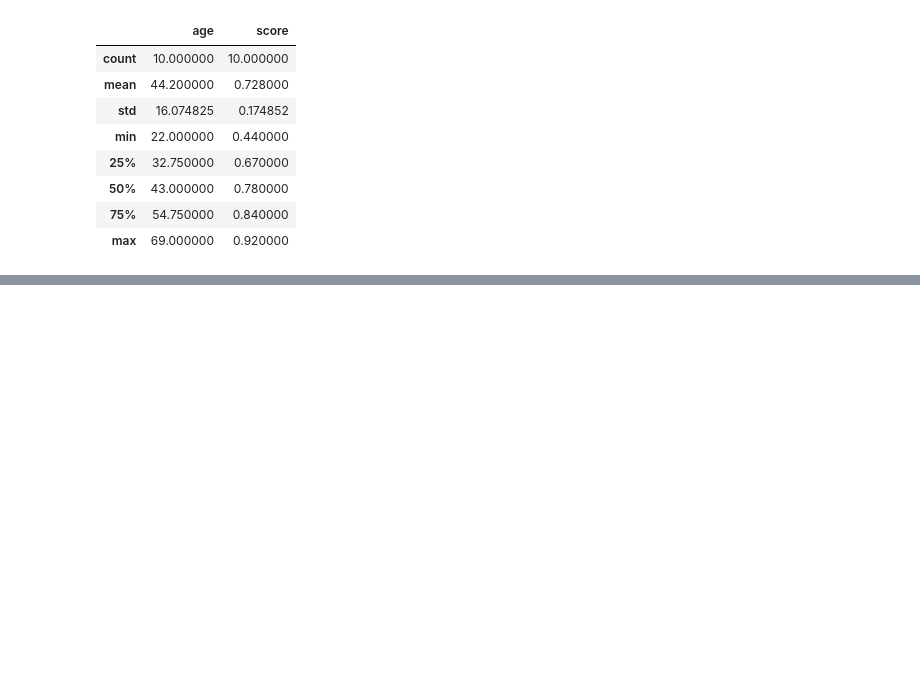
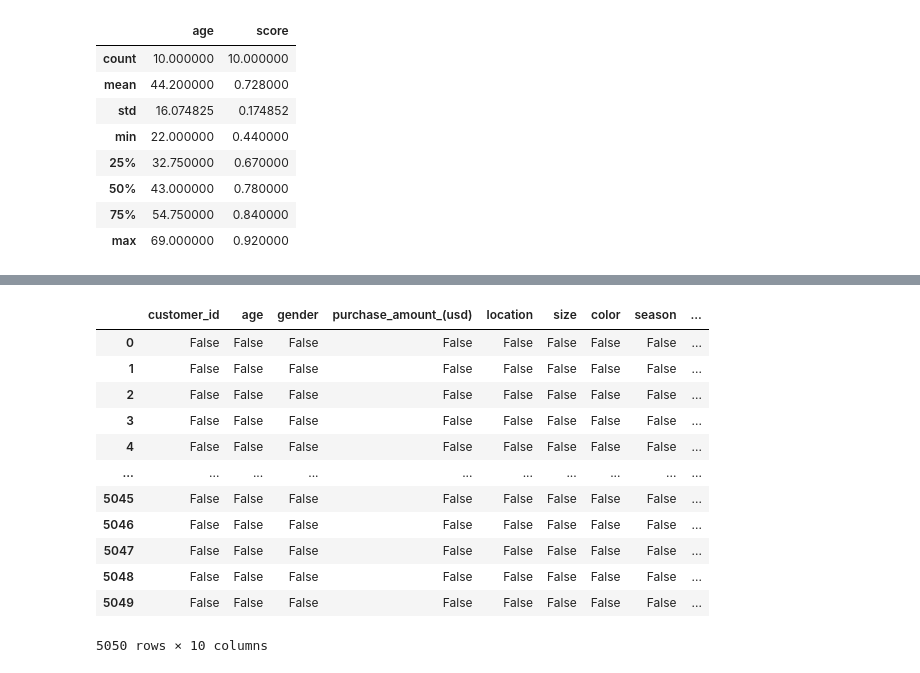
Before and after one commit to DhanushkaSa/Machine-learning-from-scratch-to-advanced, a Jupyter notebook: Day 9/home.ipynb, the cells around one changed output, grey strips where cells are left out. Saved outputs shown, nothing was run; the diff lists cells and outputs as text; code cells hidden in the pictures; blank space fills up the shorter version.

```diff
--- a/Day 9/home.ipynb
+++ b/Day 9/home.ipynb
@@ -141,0 +266,16 @@ df.describe()
+# %%
+df.isna()
+# %% [output]
+|  | customer_id | age | gender | purchase_amount_(usd) | location | size | color | season | ... |
+| 0 | False | False | False | False | False | False | False | False | ... |
+| 1 | False | False | False | False | False | False | False | False | ... |
+| 2 | False | False | False | False | False | False | False | False | ... |
+| 3 | False | False | False | False | False | False | False | False | ... |
+| 4 | False | False | False | False | False | False | False | False | ... |
+| ... | ... | ... | ... | ... | ... | ... | ... | ... | ... |
+| 5045 | False | False | False | False | False | False | False | False | ... |
+| 5046 | False | False | False | False | False | False | False | False | ... |
+| 5047 | False | False | False | False | False | False | False | False | ... |
+| 5048 | False | False | False | False | False | False | False | False | ... |
+| 5049 | False | False | False | False | False | False | False | False | ... |
+5050 rows × 10 columns
```
Also changed, not shown: parts of 24 cells of this notebook, 2 other files.
